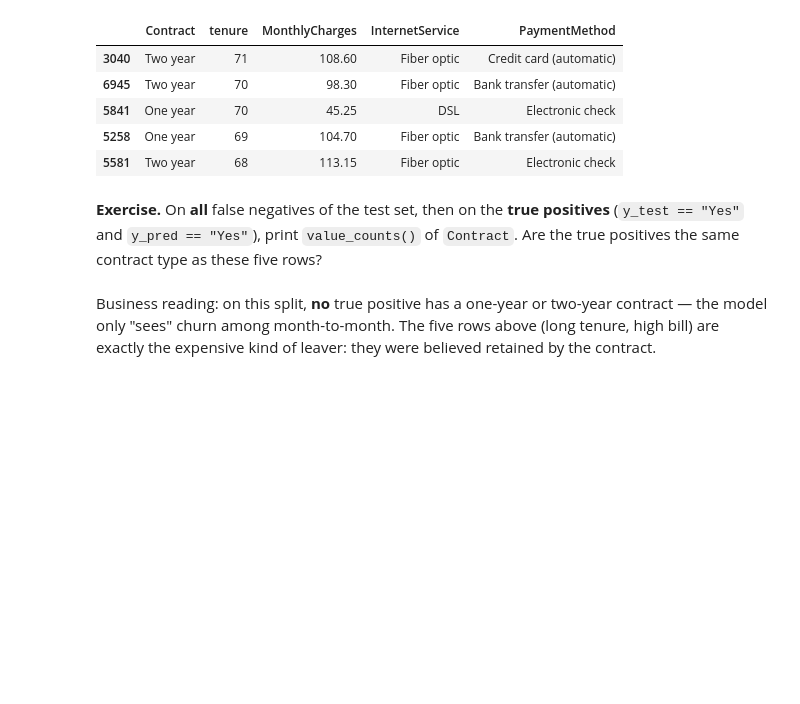
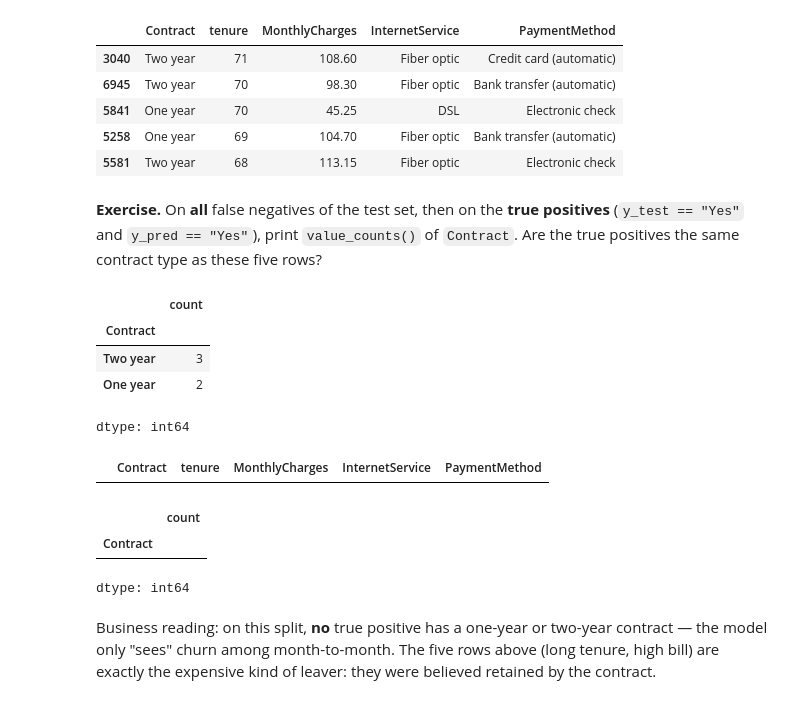
Before and after one commit to esther-deba/Ant-Colony-Rush, a Jupyter notebook: sessions/d0-2026-09-14/notebooks/d0_first_contact_autonomous.ipynb, the cells around one changed output. Saved outputs shown, nothing was run; the diff lists cells and outputs as text; code cells hidden in the pictures; blank space fills up the shorter version.

```diff
--- a/sessions/d0-2026-09-14/notebooks/d0_first_contact_autonomous.ipynb
+++ b/sessions/d0-2026-09-14/notebooks/d0_first_contact_autonomous.ipynb
@@ -330,8 +339,36 @@ five_fn[fn_show_cols]
 `value_counts()` of `Contract`. Are the true positives the same
 contract type as these five rows?
 # %%
-# To complete
-...
+five_fn['Contract'].value_counts()
+# %% [output]
+|  | count |
+| Contract |  |
+| Two year | 3 |
+| One year | 2 |
+dtype: int64
+# %%
+tp_mask = (y_test == "Yes") & (y_pred == "Yes")
+true_positives = X_test.loc[tp_mask]
+tp_show_cols = [
+    "Contract",
+    "tenure",
+    "MonthlyCharges",
+    "InternetService",
+    "PaymentMethod",
+]
+five_tp = (
+    true_positives.loc[true_positives["Contract"] != "Month-to-month"]
+    .sort_values("tenure", ascending=False)
+)
+five_tp[tp_show_cols]
+# %% [output]
+|  | Contract | tenure | MonthlyCharges | InternetService | PaymentMethod |
+# %%
+five_tp['Contract'].value_counts()
+# %% [output]
+|  | count |
+| Contract |  |
+dtype: int64
 # %% [markdown]
 Business reading: on this split, **no** true positive has a one-year
 or two-year contract — the model only "sees" churn among
```
Also changed, not shown: parts of 4 cells of this notebook.
